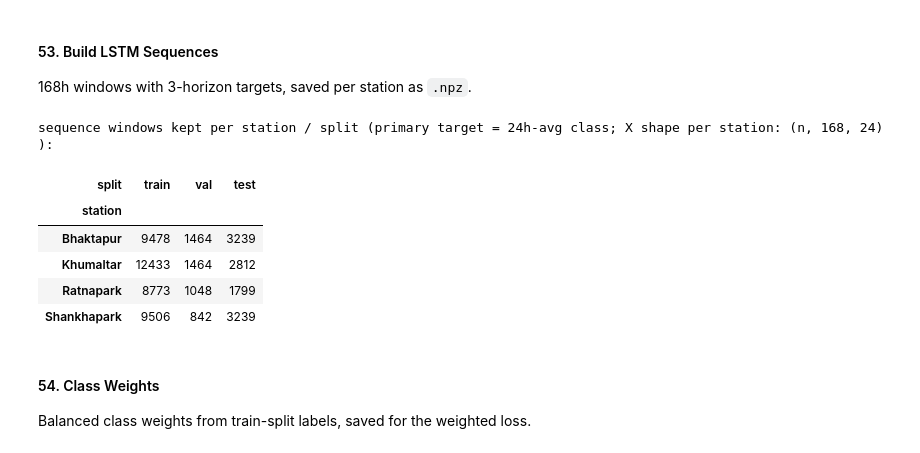
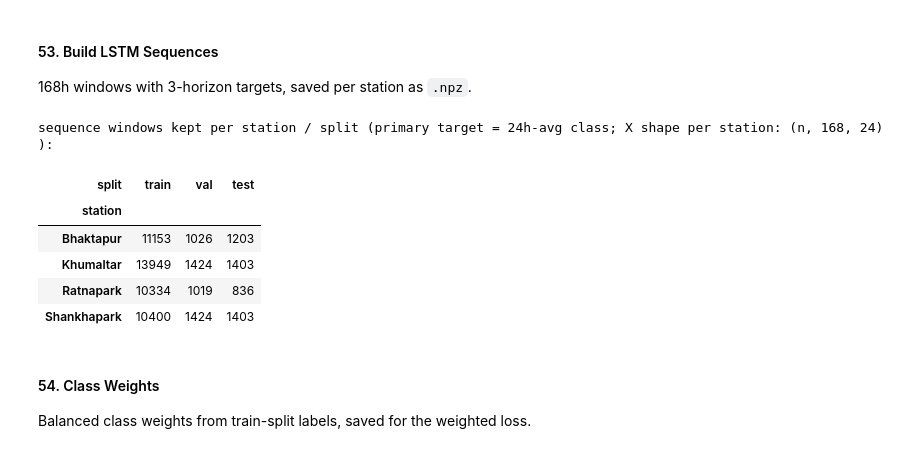
Before and after one commit to susmitahkhanal/kathmandu_pm25_forecasting, a Jupyter notebook: index.ipynb, the cells around one changed output. Drawn from its saved outputs; the diff is of its cells as text; code cells hidden in the pictures.

Commit message:
fix: re-cut split to episode-proportional seasonal blocks so Class 4 appears in train/val/test

```diff
--- a/index.ipynb
+++ b/index.ipynb
@@ -839,6 +937,8 @@ def split_impact(station):
         end = start + LOOKBACK
         targets = [target[end + h - 1] for h in FORECAST_HORIZONS]
         anchor_split = d.loc[end - 1, "split"]
+        if anchor_split == "embargo":
+            continue
         (dropped if np.isnan(targets).any() else kept).append(anchor_split)
     kept = pd.Series(kept).value_counts().reindex(["train", "val", "test"], fill_value=0)
     dropped = pd.Series(dropped).value_counts().reindex(["train", "val", "test"], fill_value=0)
@@ -849,7 +949,10 @@ def split_impact(station):
     })
 
 for s in STATIONS:
-    print(f"--- {s} ---")
+    print(f" {s} ")
     print(split_impact(s))
     print()
+
+embargo_hours = (model_data["split"] == "embargo").sum() // len(STATIONS)
+print(f"embargo hours purged from every split (per station): {embargo_hours}")
 # %% [output]
@@ -1081,6 +1184,9 @@ def build_sequences(station):
     anchor_ts_list, anchor_split_list = [], []
     for start in range(n - LOOKBACK - MAX_H):
         end = start + LOOKBACK
+        anchor_split = splits[end - 1]
+        if anchor_split == "embargo":
+            continue  # purge buffer: never anchor a sequence here
         window = feat[start:end]
         target_idx = [end + h - 1 for h in FORECAST_HORIZONS]
         t_pm25 = pm25[target_idx]
@@ -1093,7 +1199,7 @@ def build_sequences(station):
         y_cls_list.append(t_cls_24h)
         y_cls_hourly_list.append(t_cls_hourly)
         anchor_ts_list.append(ts[end - 1])
-        anchor_split_list.append(splits[end - 1])
+        anchor_split_list.append(anchor_split)
 
     return {
         "X": np.array(X_list, dtype=np.float32),
@@ -1103,37 +1209,37 @@ def build_sequences(station):
         "anchor_timestamp": np.array(anchor_ts_list, dtype="datetime64[ns]"),
         "split": np.array(anchor_split_list),
     }
 
 sequence_summary = []
 station_sequences = {}
 for station in STATIONS:
     seq = build_sequences(station)
     station_sequences[station] = seq
     np.savez(
         OUT_DIR / f"sequences_{station}.npz",
         X=seq["X"], y_pm25=seq["y_pm25"], y_class=seq["y_class"], y_class_hourly=seq["y_class_hourly"],
         anchor_timestamp=seq["anchor_timestamp"], split=seq["split"],
         feature_names=np.array(FEATURE_COLS), horizons=np.array(FORECAST_HORIZONS),
     )
     for sp in ["train", "val", "test"]:
         mask = seq["split"] == sp
         sequence_summary.append({"station": station, "split": sp, "n_sequences": int(mask.sum())})
 
 sequence_summary_df = (
     pd.DataFrame(sequence_summary)
     .pivot(index="station", columns="split", values="n_sequences")[["train", "val", "test"]]
 )
 print("sequence windows kept per station / split (primary target = 24h-avg class; "
       f"X shape per station: (n, 168, {len(FEATURE_COLS)}) ):")
 sequence_summary_df
 # %% [output]
 sequence windows kept per station / split (primary target = 24h-avg class; X shape per station: (n, 168, 24) ):
 | split | train | val | test |
 | station |  |  |  |
-| Bhaktapur | 9478 | 1464 | 3239 |
-| Khumaltar | 12433 | 1464 | 2812 |
-| Ratnapark | 8773 | 1048 | 1799 |
-| Shankhapark | 9506 | 842 | 3239 |
+| Bhaktapur | 11153 | 1026 | 1203 |
+| Khumaltar | 13949 | 1424 | 1403 |
+| Ratnapark | 10334 | 1019 | 836 |
+| Shankhapark | 10400 | 1424 | 1403 |
 # %% [markdown]
 #### 54. Class Weights
 
```
Also changed, not shown: parts of 12 cells of this notebook.
